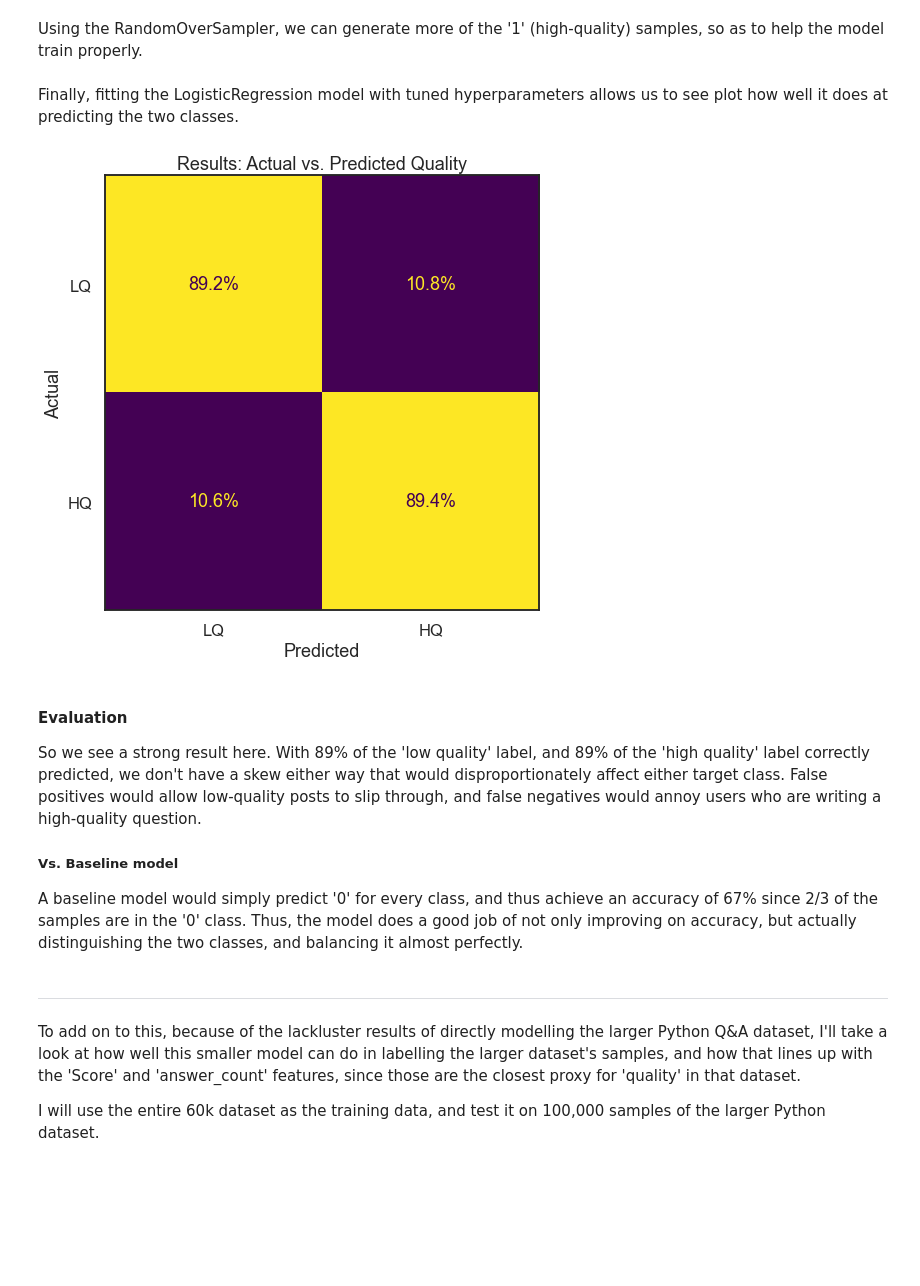
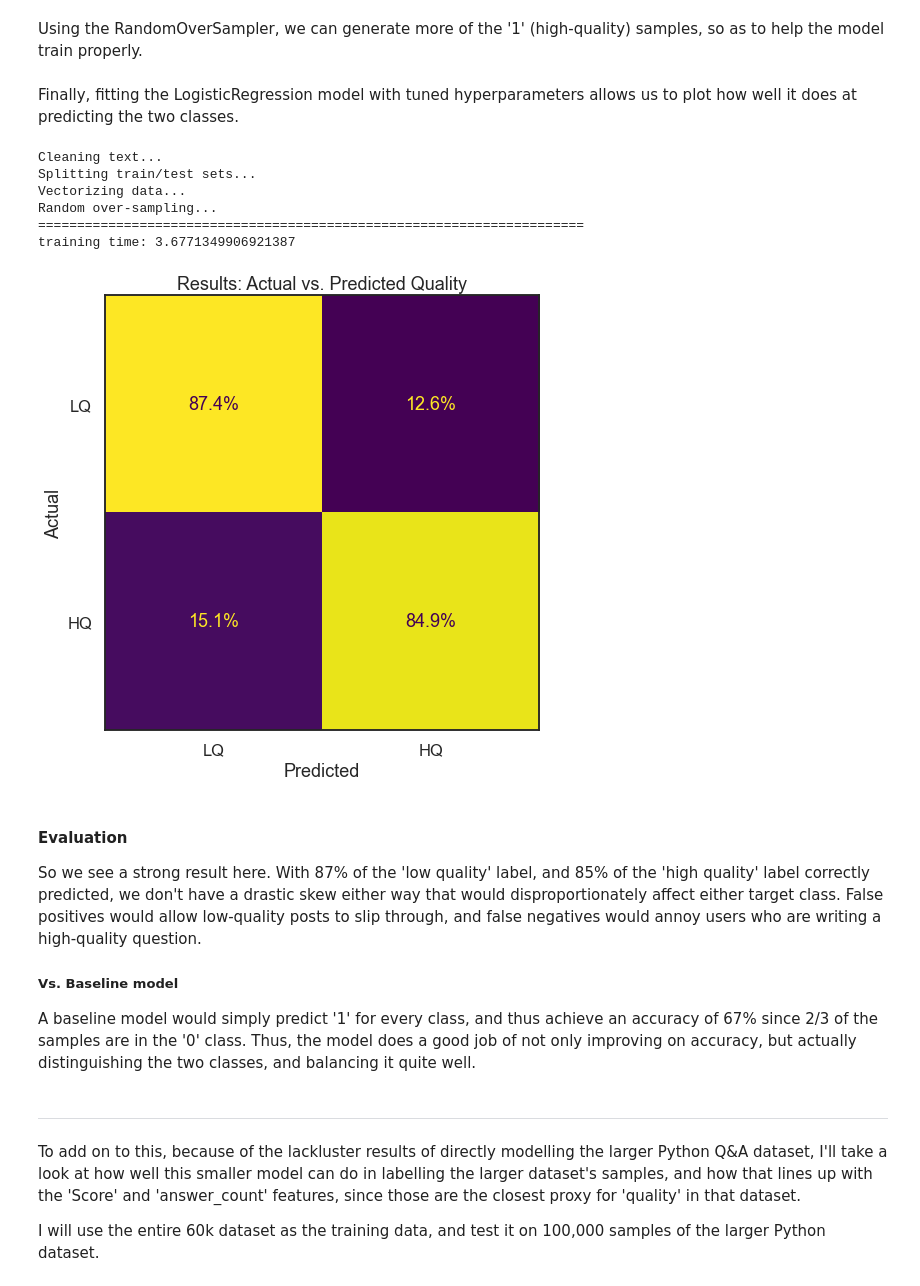
Before and after one commit to willcd/module5-project, a Jupyter notebook: phase5-project.ipynb, the cells around one changed output. Saved outputs shown, nothing was run; the diff lists cells and outputs as text; code cells hidden in the pictures; blank space fills up the shorter version.

```diff
--- a/phase5-project.ipynb
+++ b/phase5-project.ipynb
@@ -151,2 +156,2 @@ X_train, y_train = ROS.fit_resample(X_train, y_train)
 # %% [markdown]
-Finally, fitting the LogisticRegression model with tuned hyperparameters allows us to see plot how well it does at predicting the two classes.
+Finally, fitting the LogisticRegression model with tuned hyperparameters allows us to plot how well it does at predicting the two classes.
@@ -155,17 +157,0 @@ lr = LogisticRegression(penalty='l2', solver='lbfgs', C=1, max_iter=1000)
-# %%
-lr.fit(X_train, y_train)
-y_pred = lr.predict(X_test)
-sns.set_style('white')
-sns.set_context('talk')
-fig, ax = plt.subplots(figsize=(8,8))
-ConfusionMatrixDisplay.from_predictions(y_test, y_pred, normalize='true',
-                                        values_format='.1%',
-                                        ax=ax, colorbar=False)
-ax.set_xticklabels(['LQ', 'HQ'])
-ax.set_yticklabels(['LQ', 'HQ'])
-ax.set_xlabel('Predicted')
-ax.set_ylabel('Actual')
-plt.title('Results: Actual vs. Predicted Quality')
-plt.savefig('./images/conf_matrix.png');
-# %% [output]
-[figure, removed]
@@ -172,11 +174,63 @@ plt.savefig('./images/conf_matrix.png');
+# %%
+def quality_validation(df1, df2, text_cleaner):
+    print('Cleaning text...')
+    df = pd.concat([df1, df2], ignore_index=True)
+    df['text'] = (df['Title']+' '+df['Body']).apply(text_cleaner)
+
+    df['target'] = df['Y'].map(lambda x: 1 if x=='HQ' else 0)
+
+    print('Splitting train/test sets...')
+    df_train = df.iloc[:-15000]
+    df_test = df.iloc[-15000:]
+
+    X_train = df_train['text']
+    X_test = df_test['text']
+    y_train = df_train['target']
+    y_test = df_test['target']
+
+    print('Vectorizing data...')
+    vectorizer = TfidfVectorizer()
+    vec_train = vectorizer.fit_transform(X_train)
+    vec_test = vectorizer.transform(X_test)
+
+    ROS = RandomOverSampler()
+
+    print('Random over-sampling...')
+    X_train_ros, y_train_ros = ROS.fit_resample(vec_train, y_train)
+
+    t0 = time()
+    print('='*70)
+    lr = LogisticRegression(C=1.5, max_iter=1000)
+    fig, ax = plt.subplots(figsize=(8,8))
+    lr.fit(X_train_ros, y_train_ros)
+    y_pred = lr.predict(vec_test)
+    ConfusionMatrixDisplay.from_predictions(y_test, y_pred, normalize='true',
+                                            values_format='.1%',
+                                            ax=ax, colorbar=False)
+    ax.set_xticklabels(['LQ', 'HQ'])
+    ax.set_yticklabels(['LQ', 'HQ'])
+    ax.set_xlabel('Predicted')
+    ax.set_ylabel('Actual')
+    plt.title('Results: Actual vs. Predicted Quality')
+    print(f"training time: {time()-t0}")
+# %%
+quality_validation(train_60k, valid_60k, clean_text)
+# %% [output]
+Cleaning text...
+Splitting train/test sets...
+Vectorizing data...
+Random over-sampling...
+======================================================================
+training time: 3.6771349906921387
+[figure, added]
 # %% [markdown]
 #### Evaluation
 
-So we see a strong result here. With 89% of the 'low quality' label, and 89% of the 'high quality' label correctly predicted, we don't have a skew either way that would disproportionately affect either target class. False positives would allow low-quality posts to slip through, and false negatives would annoy users who are writing a high-quality question.
+So we see a strong result here. With 87% of the 'low quality' label, and 85% of the 'high quality' label correctly predicted, we don't have a drastic skew either way that would disproportionately affect either target class. False positives would allow low-quality posts to slip through, and false negatives would annoy users who are writing a high-quality question.
 
 ##### Vs. Baseline model
 
-A baseline model would simply predict '0' for every class, and thus achieve an accuracy of 67% since 2/3 of the samples are in the '0' class. Thus, the model does a good job of not only improving on accuracy, but actually distinguishing the two classes, and balancing it almost perfectly.
+A baseline model would simply predict '1' for every class, and thus achieve an accuracy of 67% since 2/3 of the samples are in the '0' class. Thus, the model does a good job of not only improving on accuracy, but actually distinguishing the two classes, and balancing it quite well.
 # %% [markdown]
 ***
 
```
Also changed, not shown: parts of 15 cells of this notebook, 4 other files.
